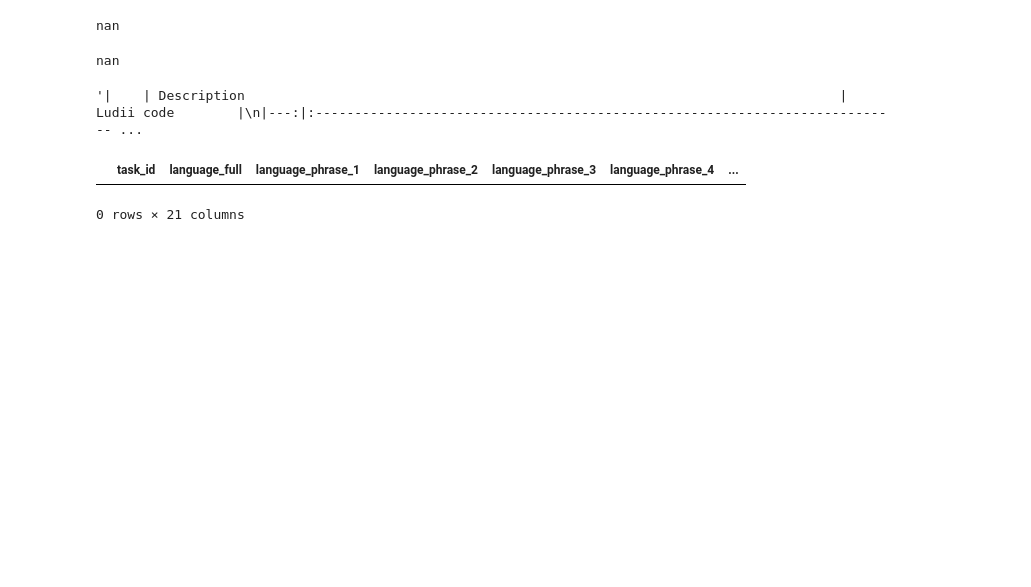
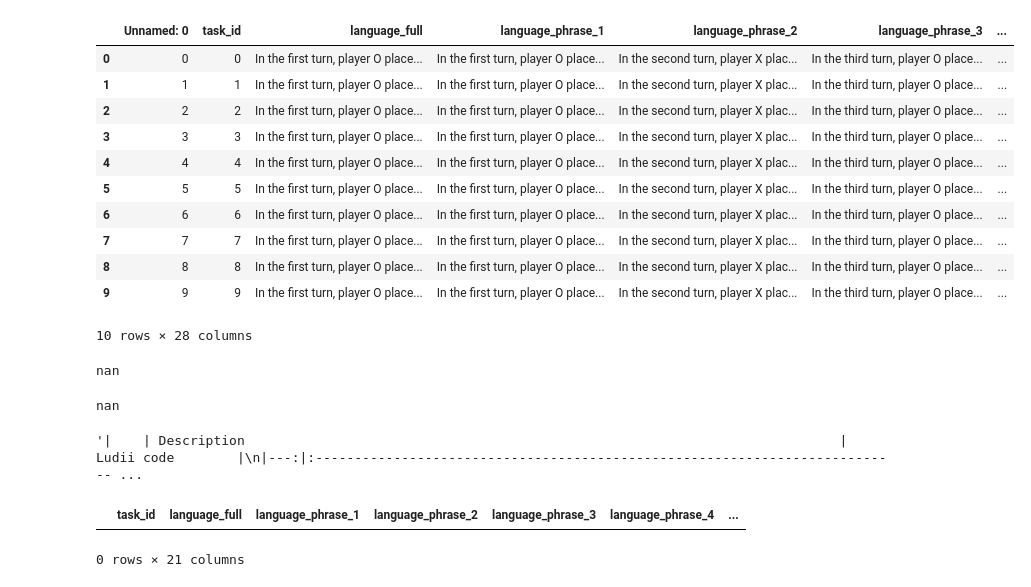
Before and after one commit to chiragfalor/6861-Project-2023, a Jupyter notebook: first_pipeline/data/game_condition_query/create.ipynb, the cells around one changed output. Cells and saved outputs as stored; diff of their text form; code cells hidden in the pictures; blank space fills up the shorter version.

Commit message:
rename column

```diff
--- a/first_pipeline/data/game_condition_query/create.ipynb
+++ b/first_pipeline/data/game_condition_query/create.ipynb
@@ -2,6 +2,23 @@
 import pandas as pd
 # %%
 df = pd.read_csv("tictactoe3d.csv")
+# %%
+df = df.rename(columns = {'Unnamed: 23': 'code_phrase_9', 'Unnamed: 24': 'code_phrase_10'})
+# %%
+df
+# %% [output]
+|  | Unnamed: 0 | task_id | language_full | language_phrase_1 | language_phrase_2 | language_phrase_3 | ... |
+| 0 | 0 | 0 | In the first turn, player O place... | In the first turn, player O place... | In the second turn, player X plac... | In the third turn, player O place... | ... |
+| 1 | 1 | 1 | In the first turn, player O place... | In the first turn, player O place... | In the second turn, player X plac... | In the third turn, player O place... | ... |
+| 2 | 2 | 2 | In the first turn, player O place... | In the first turn, player O place... | In the second turn, player X plac... | In the third turn, player O place... | ... |
+| 3 | 3 | 3 | In the first turn, player O place... | In the first turn, player O place... | In the second turn, player X plac... | In the third turn, player O place... | ... |
+| 4 | 4 | 4 | In the first turn, player O place... | In the first turn, player O place... | In the second turn, player X plac... | In the third turn, player O place... | ... |
+| 5 | 5 | 5 | In the first turn, player O place... | In the first turn, player O place... | In the second turn, player X plac... | In the third turn, player O place... | ... |
+| 6 | 6 | 6 | In the first turn, player O place... | In the first turn, player O place... | In the second turn, player X plac... | In the third turn, player O place... | ... |
+| 7 | 7 | 7 | In the first turn, player O place... | In the first turn, player O place... | In the second turn, player X plac... | In the third turn, player O place... | ... |
+| 8 | 8 | 8 | In the first turn, player O place... | In the first turn, player O place... | In the second turn, player X plac... | In the third turn, player O place... | ... |
+| 9 | 9 | 9 | In the first turn, player O place... | In the first turn, player O place... | In the second turn, player X plac... | In the third turn, player O place... | ... |
+10 rows × 28 columns
 # %%
 df.iloc[9]['language_phrase_6']
 # %% [output]
```
Also changed, not shown: 1 other file.
